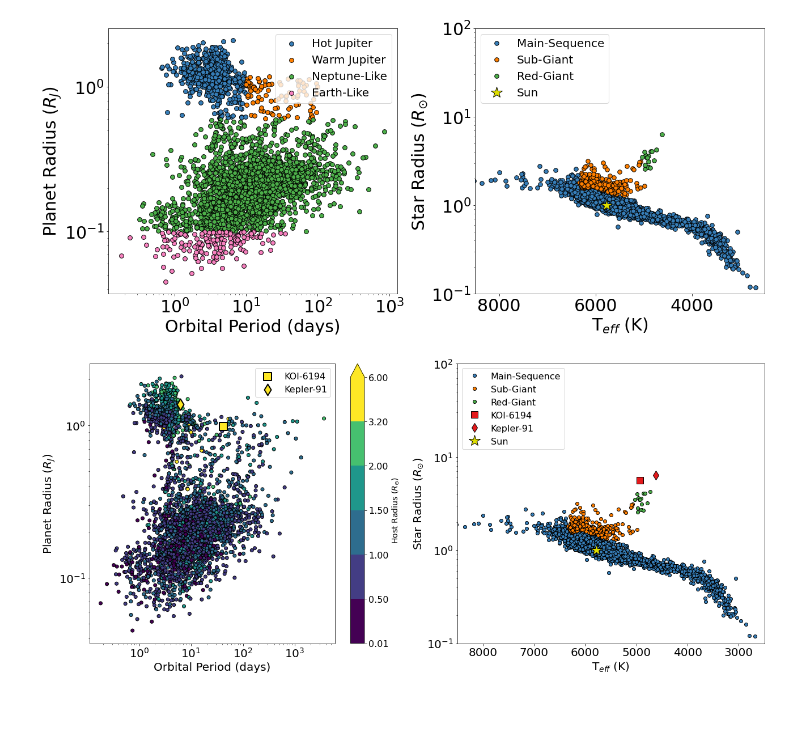
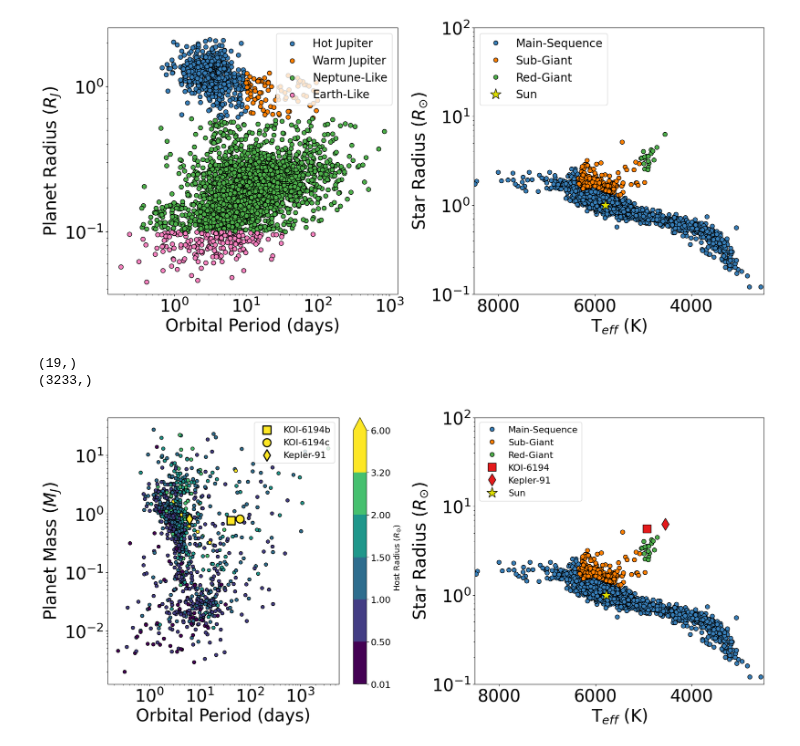
Before and after one commit to SilencePhyxion/KOI6194, a Jupyter notebook: code/Star_Host.ipynb, the cells around one changed output. Drawn from its saved outputs; the diff is of its cells as text; code cells hidden in the pictures; blank space fills up the shorter version.

Commit message:
Plotting adjustments.

```diff
--- a/code/Star_Host.ipynb
+++ b/code/Star_Host.ipynb
@@ -4,18 +4,36 @@ import pandas as pd, numpy as np, matplotlib.pyplot as plt
 import matplotlib.colors as mcolors
 from evolstate import *
 
-df = pd.read_csv('New_Stellar_host_mod.csv')
-grouped = df.groupby('hostname')
+df = pd.read_csv("New_Stellar_host_mod.csv")
+
+# Keep only rows where default_flag == 1 and pl_controv_flag == 0
+mask = (df["default_flag"] == 1) & (df["pl_controv_flag"] == 0)
+df_default = df[mask].copy()
+
+grouped = df_default.groupby("hostname")
 
 aggregated_df = grouped.agg({
-    'pl_name': lambda x: ', '.join(x.unique()),  # Combine planet names as a comma-separated string of unique values
-    'st_mass': 'mean',                      # Take the mean for stellar mass
-    'st_rad': 'mean',                    # Take the mean for stellar radius
-    'st_teff': 'mean',             # Use the median for temperature
-    'st_logg': 'mean',
-    'pl_radj': 'mean',
-    'pl_orbper': 'mean'
-})
+    "pl_name": lambda x: ", ".join(x.dropna().unique()),
+    "st_mass": "mean",
+    "st_rad": "mean",
+    "st_teff": "mean",
+    "st_logg": "mean",
+    "pl_radj": "mean",
+    "pl_bmassj": 'mean',
+    "pl_orbper": "mean",
+}).reset_index()
+# df = pd.read_csv('New_Stellar_host_mod.csv')
+# grouped = df.groupby('hostname')
+
+# aggregated_df = grouped.agg({
+#     'pl_name': lambda x: ', '.join(x.unique()),  # Combine planet names as a comma-separated string of unique values
+#     'st_mass': 'mean',                      # Take the mean for stellar mass
+#     'st_rad': 'mean',                    # Take the mean for stellar radius
+#     'st_teff': 'mean',             # Use the median for temperature
+#     'st_logg': 'mean',
+#     'pl_radj': 'mean',
+#     'pl_orbper': 'mean'
+# })
 
 # evolstate key parameters
 # 0 = main sequence
@@ -27,6 +45,7 @@ aggregated_df = grouped.agg({
 aggregated_df = aggregated_df.reset_index()
 rad_new = aggregated_df['st_rad']
 logg_new = aggregated_df['st_logg']
+mass_new = aggregated_df['pl_bmassj']
 pl_name_new = aggregated_df['pl_name']
 teff_new = aggregated_df['st_teff']
 rad_pl_new = aggregated_df['pl_radj']
@@ -66,6 +85,7 @@ ax.semilogy(teff_new[cl == 1],rad_new[cl == 1],'.',
              markersize=point_size, markerfacecolor=CB_color_cycle[1], markeredgecolor='k', markeredgewidth=1,label='Sub-Giant')
 
 rad_RG = rad_new[cl == 2]
+# mass_RG = mass_new[cl == 2]
 teff_RG = teff_new[cl == 2]
 
 ax.semilogy(teff_RG,rad_RG,'.',
@@ -91,7 +111,12 @@ _ = ax.legend(loc='upper left',fontsize=20)
 plt.tight_layout()
 figure.savefig('Exoplanet_Hosts.png',facecolor='w',dpi=100,bbox_inches='tight')
 # %% [output]
-[figure, old version]
+[figure, new version]
+# %%
+print(period_new.shape)
+# %% [output]
+(19,)
+(3233,)
 # %%
 import matplotlib as mpl
 from matplotlib import cm
@@ -100,12 +125,14 @@ from matplotlib.colors import BoundaryNorm, ListedColormap, LogNorm, Normalize,
 figure, axes = plt.subplots(1,2,figsize=(18,8),sharex=False,sharey=False)
 
 # KOI-6194 parameters
-KOI6194b = [9.829/10, 240.1628/317.93842034806,  0.1574, 42.2958,4725.29, 0]
+KOI6194b = [9.829/10, 0.76,  0.16, 42.30, 4725.29, 0]
+KOI6194c = [0, 0.81, 0.18, 63.53,4725.29, 0]
 KOI6194_rad = 5.632
 
 # Kepler-91 parameters
 Kepler91_rad = rad_new[np.argmax(rad_new)]
 Kepler91_pl_rad = rad_pl_new[np.argmax(rad_new)]
+Kepler91_pl_mass = mass_new[np.argmax(rad_new)]
 Kepler91_per = period_new[np.argmax(rad_new)]
 Kepler91_teff = teff_new[np.argmax(rad_new)]
 
@@ -117,16 +144,20 @@ bounds = [0.01, 0.5, 1, 1.5, 2, 3.2, 6]
 norm = BoundaryNorm(bounds, ncolors=cmap.N, clip=True)
 
 ax = axes[0]
-scatter = ax.scatter(period_new,rad_pl_new,c=rad_new,cmap=cmap,
+scatter = ax.scatter(period_new,mass_new,c=rad_new,cmap=cmap,
                      norm=norm,edgecolors='k')
-ax.scatter(KOI6194b[3],KOI6194b[0],c=KOI6194_rad,cmap=scatter.cmap,norm=scatter.norm,marker='s',
-                            edgecolor='k',linewidth=2,s=200,label='KOI-6194')
-ax.scatter(Kepler91_per,Kepler91_pl_rad,c=Kepler91_rad,cmap=scatter.cmap,norm=scatter.norm,marker='d',
+# scatter = ax.scatter(period_new,rad_pl_new,c=rad_new,cmap=cmap,
+#                      norm=norm,edgecolors='k')
+ax.scatter(KOI6194b[3],KOI6194b[1],c=KOI6194_rad,cmap=scatter.cmap,norm=scatter.norm,marker='s',
+                            edgecolor='k',linewidth=2,s=200,label='KOI-6194b')
+ax.scatter(KOI6194c[3],KOI6194c[1],c=KOI6194_rad,cmap=scatter.cmap,norm=scatter.norm,marker='o',
+                            edgecolor='k',linewidth=2,s=200,label='KOI-6194c')
+ax.scatter(Kepler91_per,Kepler91_pl_mass,c=Kepler91_rad,cmap=scatter.cmap,norm=scatter.norm,marker='d',
                             edgecolor='k',linewidth=2,s=200,label='Kepler-91')
 ax.set_xscale('log')
 ax.set_yscale('log')
 ax.set_xlabel('Orbital Period (days)', fontsize=fontsize)
-ax.set_ylabel('Planet Radius ($R_J$)', fontsize=fontsize)
+ax.set_ylabel('Planet Mass ($M_J$)', fontsize=fontsize)
 ax.tick_params(axis='both', which='major', labelsize=fontsize)
 cbar = figure.colorbar(scatter,ax=ax,extend='max')
 cbar.set_label(r'Host Radius ($R_{\odot}$)',fontsize=14)
@@ -145,31 +176,31 @@ teff_RG = teff_new[cl == 2]
 
 ax.semilogy(teff_RG,rad_RG,'.',markersize=point_size, markerfacecolor=CB_color_cycle[2],
             markeredgecolor='k', markeredgewidth=1,label='Red-Giant')
 #KIC 9145861 paras from exoplanet
 KIC_logg = 3.02
 KIC_teff = 4926
 KIC_rad = 5.6323
 # sun paras
 Sun_logg = 4.44
 Sun_teff = 5778
 Sun_rad = 1.0
 
 ax.semilogy(KIC_teff,KIC_rad,'s',markersize=point_size,
             markerfacecolor=CB_color_cycle[7], markeredgecolor='k', markeredgewidth=1,label='KOI-6194')
 ax.semilogy(Kepler91_teff,Kepler91_rad,'d',markersize=point_size,
             markerfacecolor=CB_color_cycle[7], markeredgecolor='k', markeredgewidth=1,label='Kepler-91')
 
 ax.semilogy(Sun_teff,Sun_rad,'*',markersize=20,
              markerfacecolor=CB_color_cycle[8], markeredgecolor='k', markeredgewidth=1,label='Sun')
 ax.set_xlim([8500,2500])
 ax.set_ylim([0.1,100])
 ax.set_ylabel(r'Star Radius ($R_{\odot}$)',fontsize=fontsize)
 ax.tick_params(axis='both', which='major', labelsize=fontsize)
 ax.set_xlabel(r'T$_{eff}$ (K)', fontsize=fontsize)
 _ = ax.legend(loc='upper left',fontsize=16)
 
 plt.tight_layout()
 
 figure.savefig('KOI_6194_Exoplanet_Hosts.png',facecolor='w',dpi=100,bbox_inches='tight')
 # %% [output]
-[figure, old version]
+[figure, new version]
```
Also changed, not shown: 14 other files.
